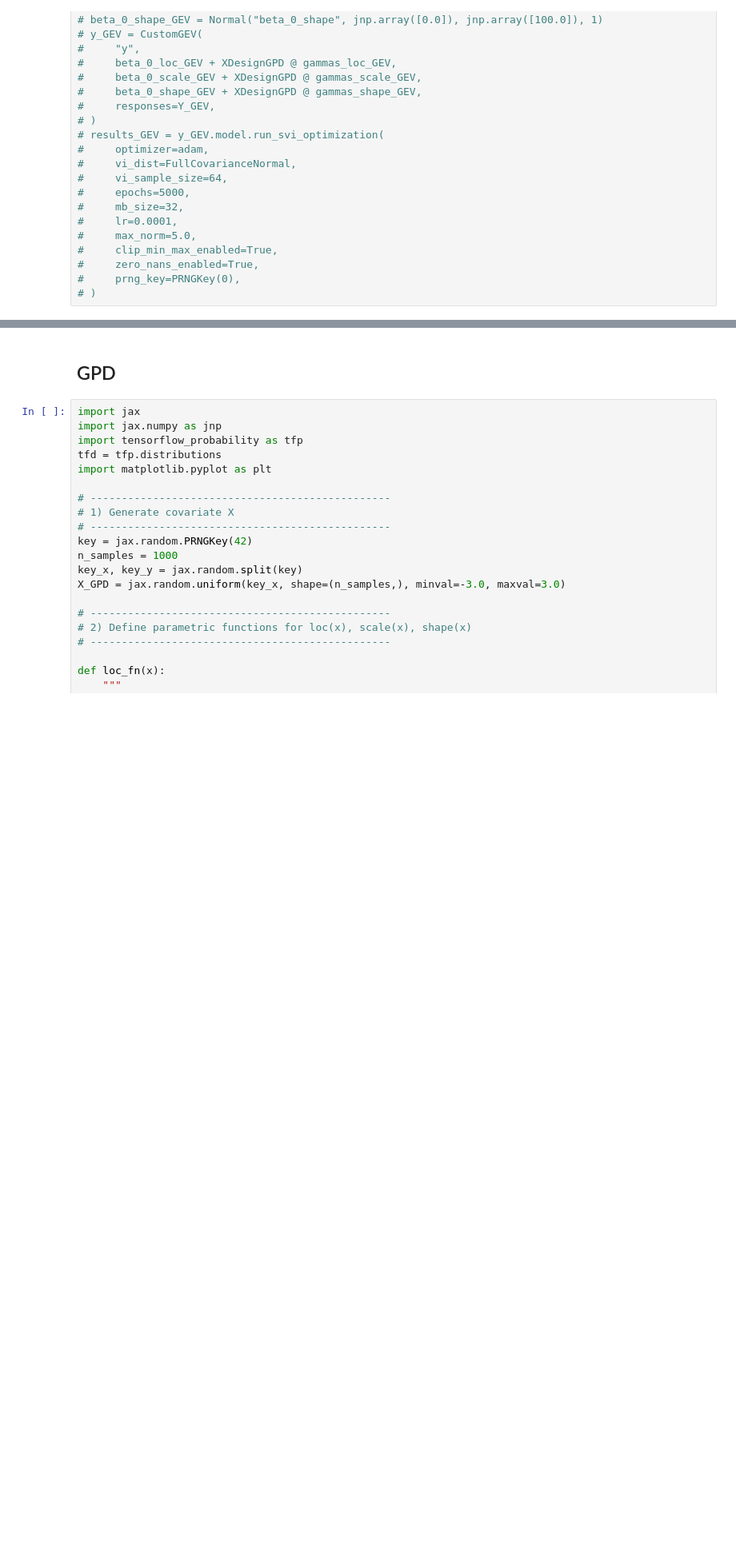
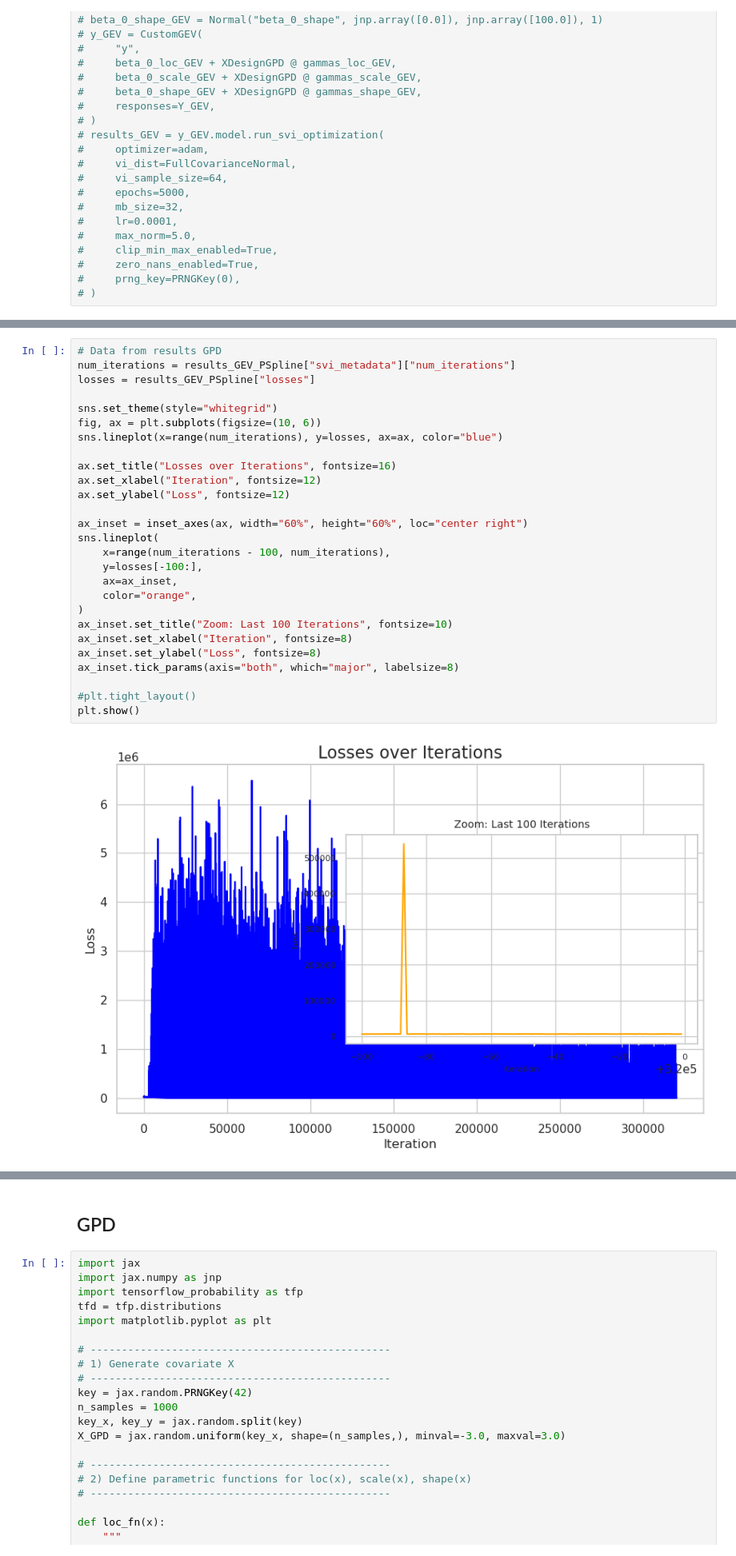
Before and after one commit to marweda/master-s-thesis, a Jupyter notebook: notebooks/vigamlss_demo.ipynb, the cells around one changed output, grey strips where cells are left out. Shown at 80% size. Cells and saved outputs as stored; diff of their text form; blank space fills up the shorter version.

```diff
--- a/notebooks/vigamlss_demo.ipynb
+++ b/notebooks/vigamlss_demo.ipynb
@@ -456,0 +498,29 @@ plt.show()
+# %%
+# Data from results GPD
+num_iterations = results_GEV_PSpline["svi_metadata"]["num_iterations"]
+losses = results_GEV_PSpline["losses"]
+
+sns.set_theme(style="whitegrid")
+fig, ax = plt.subplots(figsize=(10, 6))
+sns.lineplot(x=range(num_iterations), y=losses, ax=ax, color="blue")
+
+ax.set_title("Losses over Iterations", fontsize=16)
+ax.set_xlabel("Iteration", fontsize=12)
+ax.set_ylabel("Loss", fontsize=12)
+
+ax_inset = inset_axes(ax, width="60%", height="60%", loc="center right")
+sns.lineplot(
+    x=range(num_iterations - 100, num_iterations),
+    y=losses[-100:],
+    ax=ax_inset,
+    color="orange",
+)
+ax_inset.set_title("Zoom: Last 100 Iterations", fontsize=10)
+ax_inset.set_xlabel("Iteration", fontsize=8)
+ax_inset.set_ylabel("Loss", fontsize=8)
+ax_inset.tick_params(axis="both", which="major", labelsize=8)
+
+#plt.tight_layout()
+plt.show()
+# %% [output]
+[figure, added]
```
Also changed, not shown: parts of 24 cells of this notebook.
